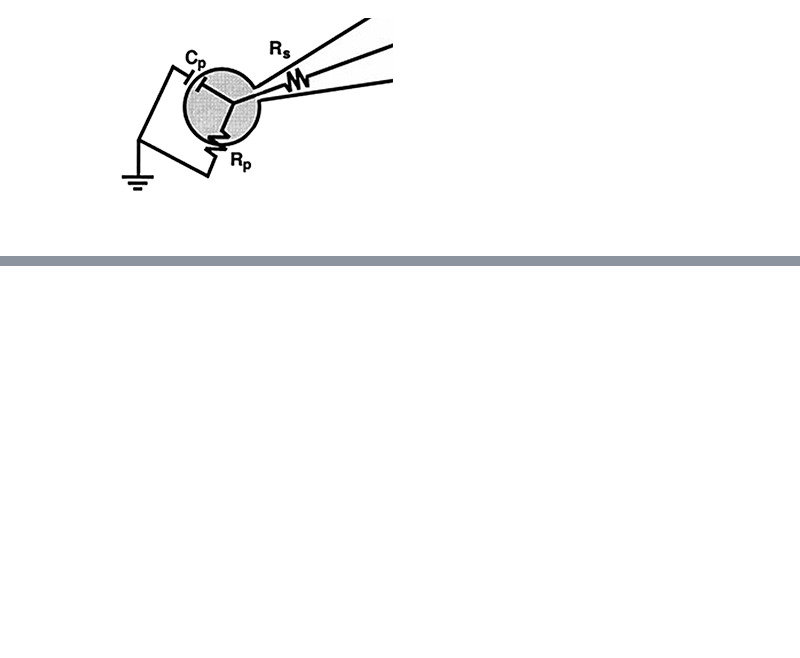
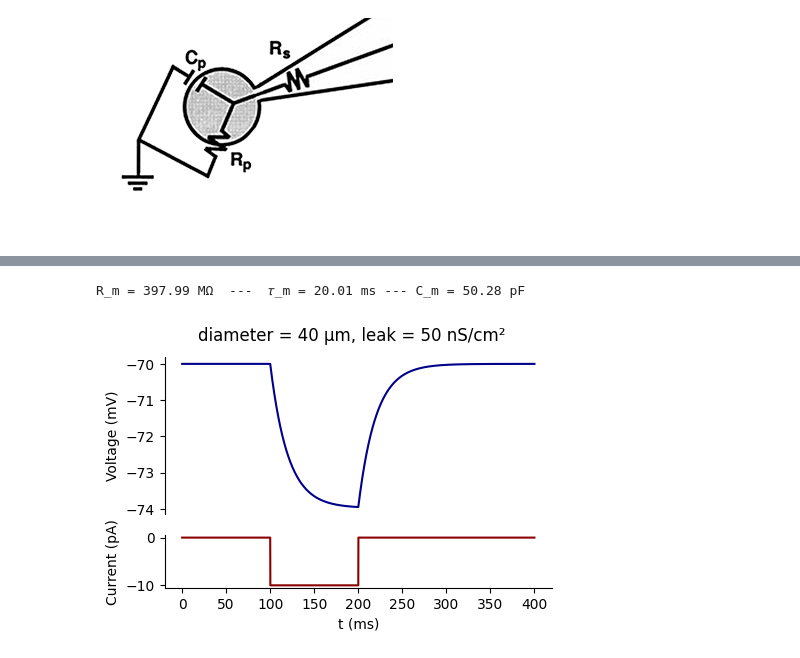
Before and after one commit to mkollo/NEURON_DEMO, a Jupyter notebook: NEURON_demo.ipynb, the cells around one changed output, grey strips where cells are left out. Drawn from its saved outputs; the diff is of its cells as text; code cells hidden in the pictures; blank space fills up the shorter version.

```diff
--- a/NEURON_demo.ipynb
+++ b/NEURON_demo.ipynb
@@ -194,0 +221,10 @@ print((1/total_conductance) / 1000000)
+# %%
+soma = make_soma(diam=40, g_pas=0.00005)
+(t, voltage, current) = sim_voltage_response(soma(0.5), -0.01)
+plot_voltage_response(t, voltage, current, "diameter = 40 µm, leak = 50 nS/cm²")
+
+(R_m, tau_m, C_m) = passive_properties(t, voltage, current)
+print("R_m = %0.2f MΩ  ---  𝜏_m = %0.2f ms --- C_m = %0.2f pF" % (R_m, tau_m, C_m))
+# %% [output]
+R_m = 397.99 MΩ  ---  𝜏_m = 20.01 ms --- C_m = 50.28 pF
+[figure, added]
```
Also changed, not shown: parts of 23 cells of this notebook.
